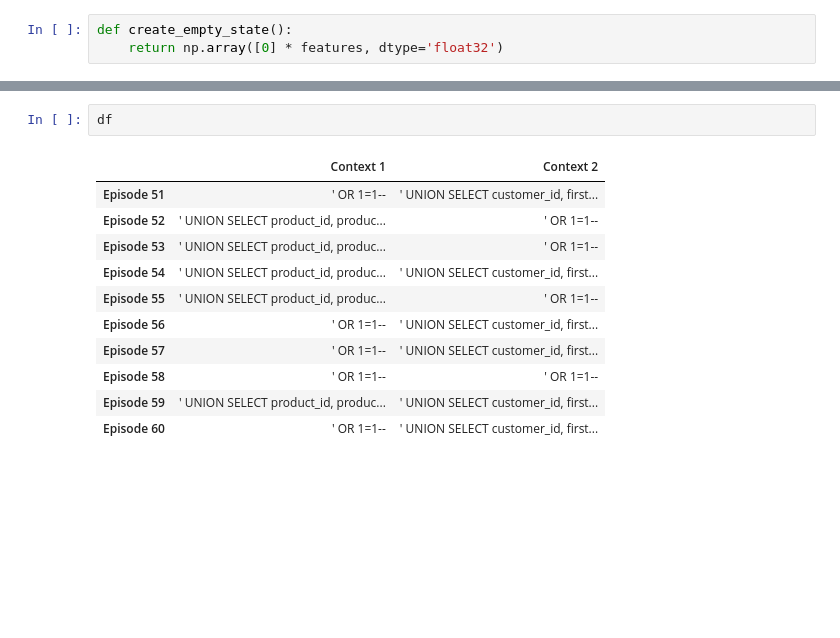
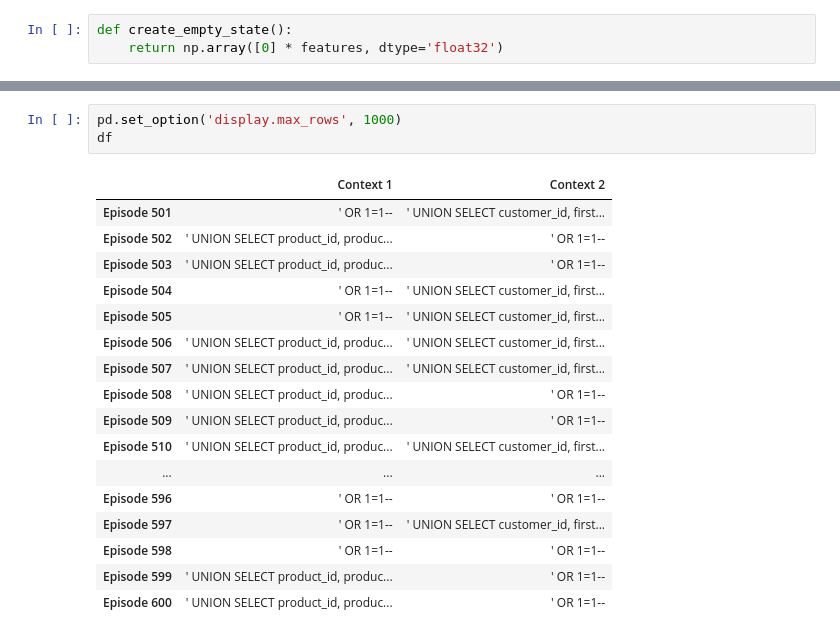
Before and after one commit to ilija-jankovic/sqli_rl, a Jupyter notebook: sqli_rl.ipynb, the cells around one changed output, grey strips where cells are left out. Cells and saved outputs as stored; diff of their text form; blank space fills up the shorter version.

```diff
--- a/sqli_rl.ipynb
+++ b/sqli_rl.ipynb
@@ -696,17 +706,24 @@ df.to_csv()
-# %%
-df
-# %% [output]
-|  | Context 1 | Context 2 |
-| Episode 51 | ' OR 1=1-- | ' UNION SELECT customer_id, first... |
-| Episode 52 | ' UNION SELECT product_id, produc... | ' OR 1=1-- |
-| Episode 53 | ' UNION SELECT product_id, produc... | ' OR 1=1-- |
-| Episode 54 | ' UNION SELECT product_id, produc... | ' UNION SELECT customer_id, first... |
-| Episode 55 | ' UNION SELECT product_id, produc... | ' OR 1=1-- |
-| Episode 56 | ' OR 1=1-- | ' UNION SELECT customer_id, first... |
-| Episode 57 | ' OR 1=1-- | ' UNION SELECT customer_id, first... |
-| Episode 58 | ' OR 1=1-- | ' OR 1=1-- |
-| Episode 59 | ' UNION SELECT product_id, produc... | ' UNION SELECT customer_id, first... |
-| Episode 60 | ' OR 1=1-- | ' UNION SELECT customer_id, first... |
+# %%
+pd.set_option('display.max_rows', 1000)
+df
+# %% [output]
+|  | Context 1 | Context 2 |
+| Episode 501 | ' OR 1=1-- | ' UNION SELECT customer_id, first... |
+| Episode 502 | ' UNION SELECT product_id, produc... | ' OR 1=1-- |
+| Episode 503 | ' UNION SELECT product_id, produc... | ' OR 1=1-- |
+| Episode 504 | ' OR 1=1-- | ' UNION SELECT customer_id, first... |
+| Episode 505 | ' OR 1=1-- | ' UNION SELECT customer_id, first... |
+| Episode 506 | ' UNION SELECT product_id, produc... | ' UNION SELECT customer_id, first... |
+| Episode 507 | ' UNION SELECT product_id, produc... | ' UNION SELECT customer_id, first... |
+| Episode 508 | ' UNION SELECT product_id, produc... | ' OR 1=1-- |
+| Episode 509 | ' UNION SELECT product_id, produc... | ' OR 1=1-- |
+| Episode 510 | ' UNION SELECT product_id, produc... | ' UNION SELECT customer_id, first... |
+| ... | ... | ... |
+| Episode 596 | ' OR 1=1-- | ' OR 1=1-- |
+| Episode 597 | ' OR 1=1-- | ' UNION SELECT customer_id, first... |
+| Episode 598 | ' OR 1=1-- | ' OR 1=1-- |
+| Episode 599 | ' UNION SELECT product_id, produc... | ' OR 1=1-- |
+| Episode 600 | ' UNION SELECT product_id, produc... | ' OR 1=1-- |
 # %%
 print(f'Total frame counts: {frame_count}')
 # %% [output]
```
Also changed, not shown: parts of 11 cells of this notebook.
